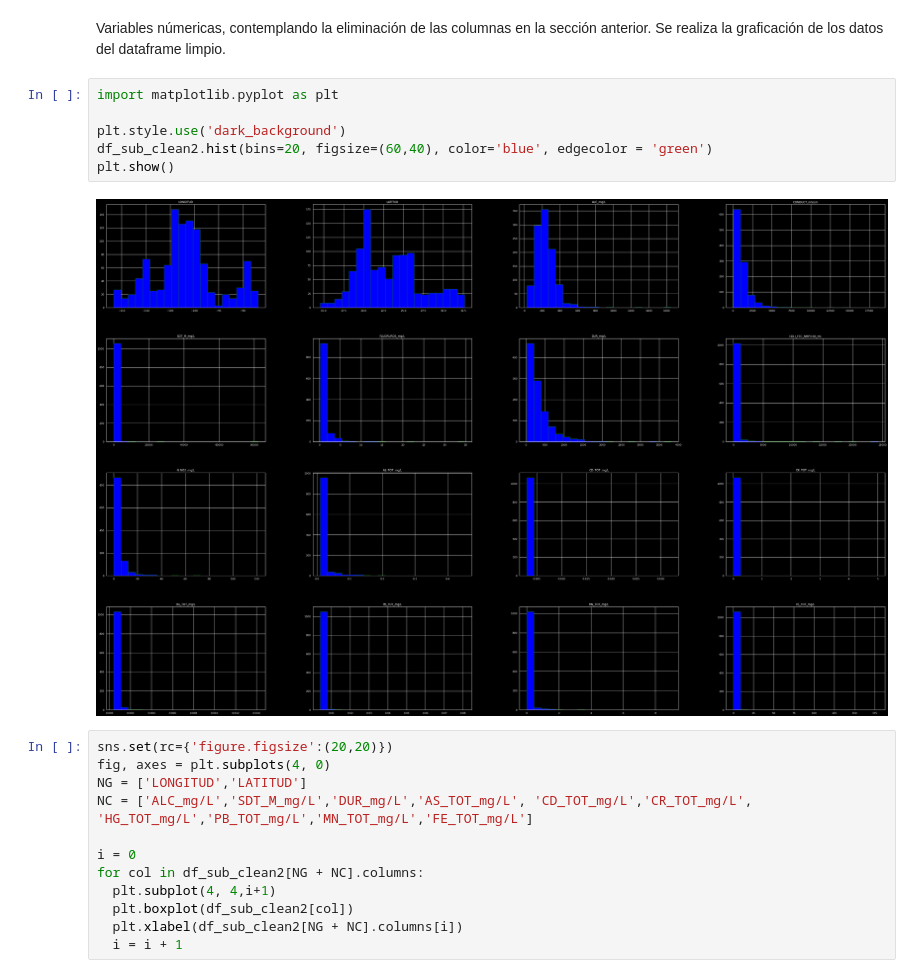
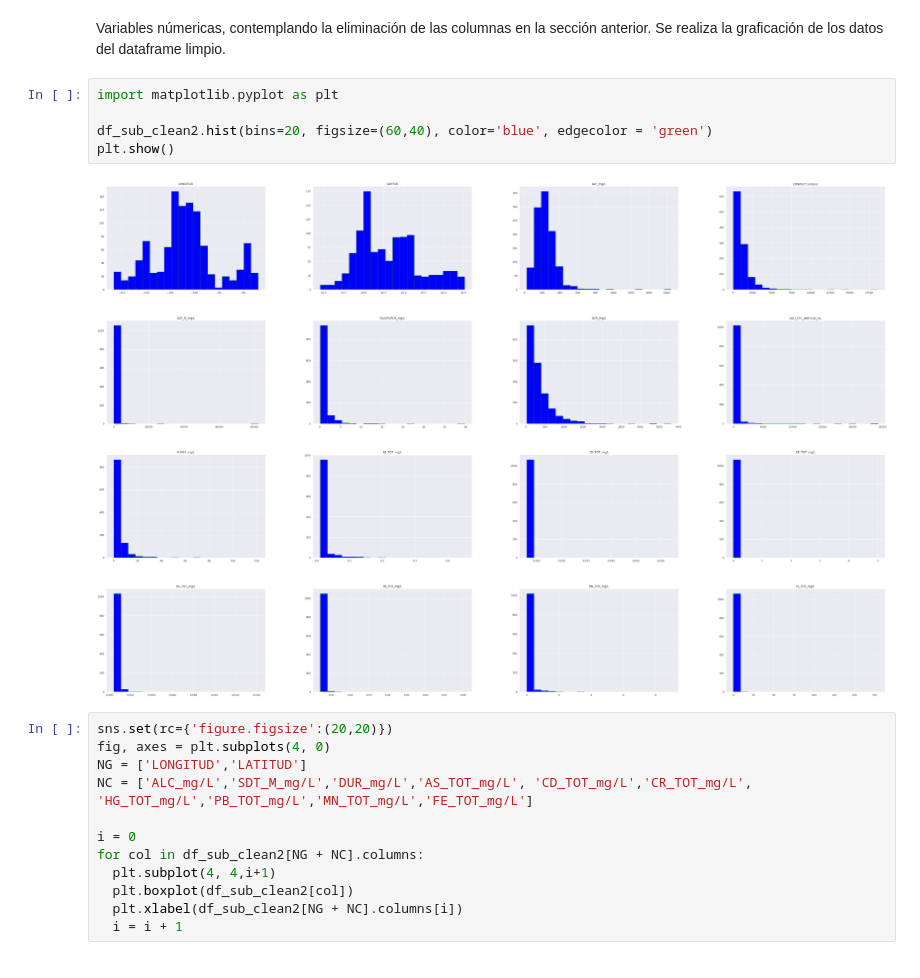
Before and after one commit to PosgradoMNA/actividades-del-projecto-equipo70, a Jupyter notebook: RetoFinal/Entrega1/Reto_Entrega1_Limpieza_análisis_visualización_kmeans.ipynb, the cells around one changed output. Drawn from its saved outputs; the diff is of its cells as text.

```diff
--- a/RetoFinal/Entrega1/Reto_Entrega1_Limpieza_análisis_visualización_kmeans.ipynb
+++ b/RetoFinal/Entrega1/Reto_Entrega1_Limpieza_análisis_visualización_kmeans.ipynb
@@ -594,11 +564,10 @@ Variables númericas, contemplando la eliminación de las columnas en la secció
 # %%
 import matplotlib.pyplot as plt
 
-plt.style.use('dark_background')
 df_sub_clean2.hist(bins=20, figsize=(60,40), color='blue', edgecolor = 'green')
 plt.show()
 # %% [output]
-[figure, old version]
+[figure, new version]
 # %%
 sns.set(rc={'figure.figsize':(20,20)})
 fig, axes = plt.subplots(4, 0)
```
Also changed, not shown: parts of 24 cells of this notebook.
